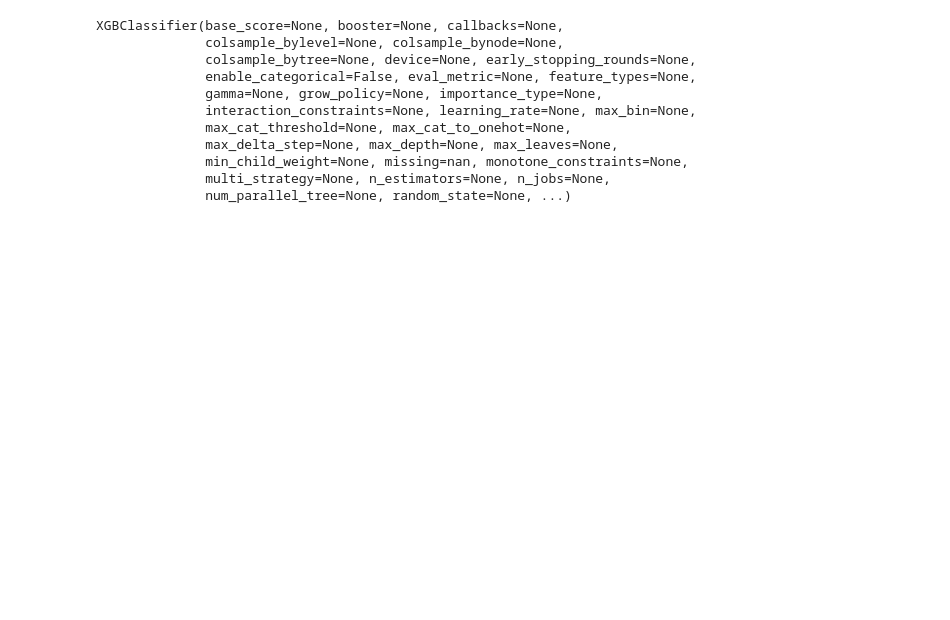
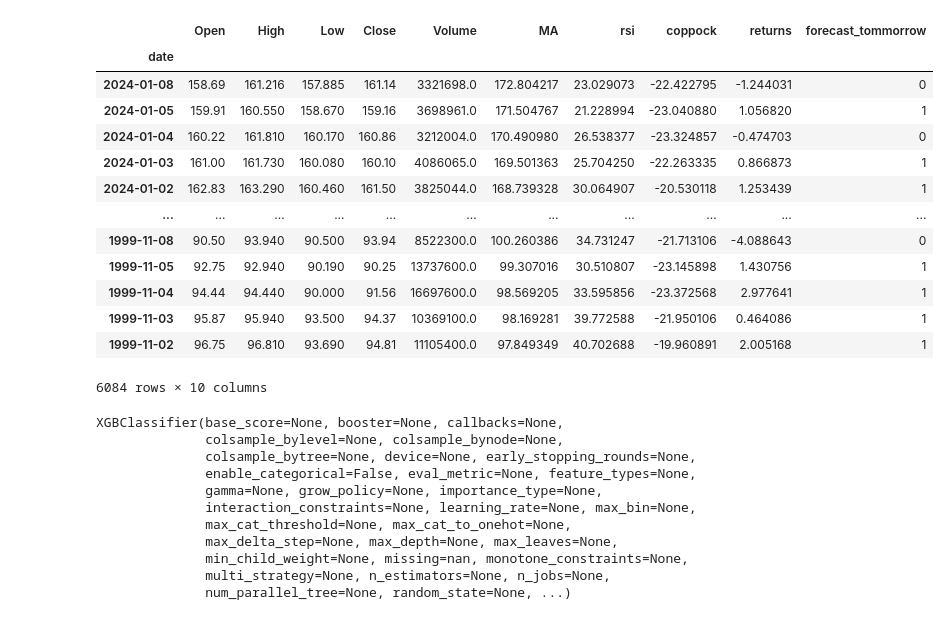
Before and after one commit to mayer19/AlgoritmitTradingCourse, a Jupyter notebook: gradient_boosting_machine.ipynb, the cells around one changed output. Saved outputs shown, nothing was run; the diff lists cells and outputs as text; code cells hidden in the pictures; blank space fills up the shorter version.

```diff
--- a/gradient_boosting_machine.ipynb
+++ b/gradient_boosting_machine.ipynb
@@ -46,3 +70,21 @@ df
+# %%
+df = ticker_data_download('IBM')
+df
+# %% [output]
+|  | Open | High | Low | Close | Volume | MA | rsi | coppock | returns | forecast_tommorrow |
+| date |  |  |  |  |  |  |  |  |  |  |
+| 2024-01-08 | 158.69 | 161.216 | 157.885 | 161.14 | 3321698.0 | 172.804217 | 23.029073 | -22.422795 | -1.244031 | 0 |
+| 2024-01-05 | 159.91 | 160.550 | 158.670 | 159.16 | 3698961.0 | 171.504767 | 21.228994 | -23.040880 | 1.056820 | 1 |
+| 2024-01-04 | 160.22 | 161.810 | 160.170 | 160.86 | 3212004.0 | 170.490980 | 26.538377 | -23.324857 | -0.474703 | 0 |
+| 2024-01-03 | 161.00 | 161.730 | 160.080 | 160.10 | 4086065.0 | 169.501363 | 25.704250 | -22.263335 | 0.866873 | 1 |
+| 2024-01-02 | 162.83 | 163.290 | 160.460 | 161.50 | 3825044.0 | 168.739328 | 30.064907 | -20.530118 | 1.253439 | 1 |
+| ... | ... | ... | ... | ... | ... | ... | ... | ... | ... | ... |
+| 1999-11-08 | 90.50 | 93.940 | 90.500 | 93.94 | 8522300.0 | 100.260386 | 34.731247 | -21.713106 | -4.088643 | 0 |
+| 1999-11-05 | 92.75 | 92.940 | 90.190 | 90.25 | 13737600.0 | 99.307016 | 30.510807 | -23.145898 | 1.430756 | 1 |
+| 1999-11-04 | 94.44 | 94.440 | 90.000 | 91.56 | 16697600.0 | 98.569205 | 33.595856 | -23.372568 | 2.977641 | 1 |
+| 1999-11-03 | 95.87 | 95.940 | 93.500 | 94.37 | 10369100.0 | 98.169281 | 39.772588 | -21.950106 | 0.464086 | 1 |
+| 1999-11-02 | 96.75 | 96.810 | 93.690 | 94.81 | 11105400.0 | 97.849349 | 40.702688 | -19.960891 | 2.005168 | 1 |
+6084 rows × 10 columns
 # %%
 # Separate features and target variable
 X = df.drop(columns=['forecast_tommorrow'])
```
Also changed, not shown: parts of 14 cells of this notebook.
